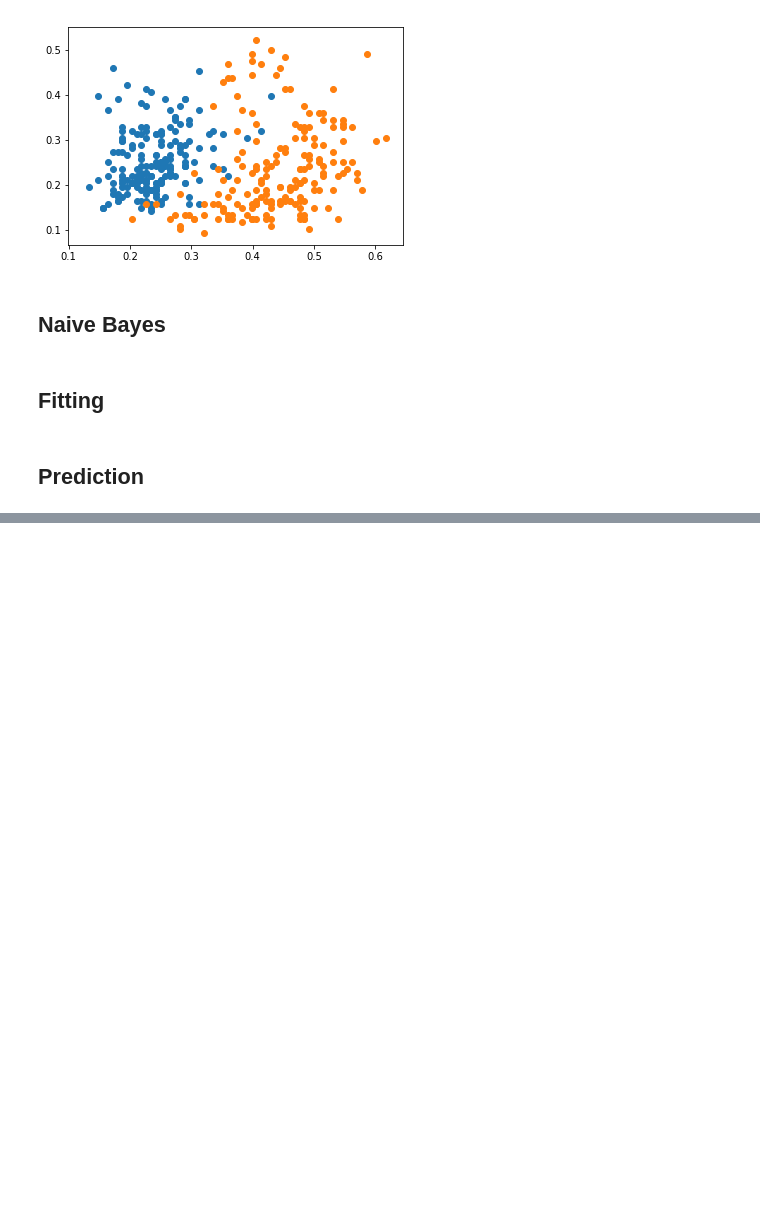
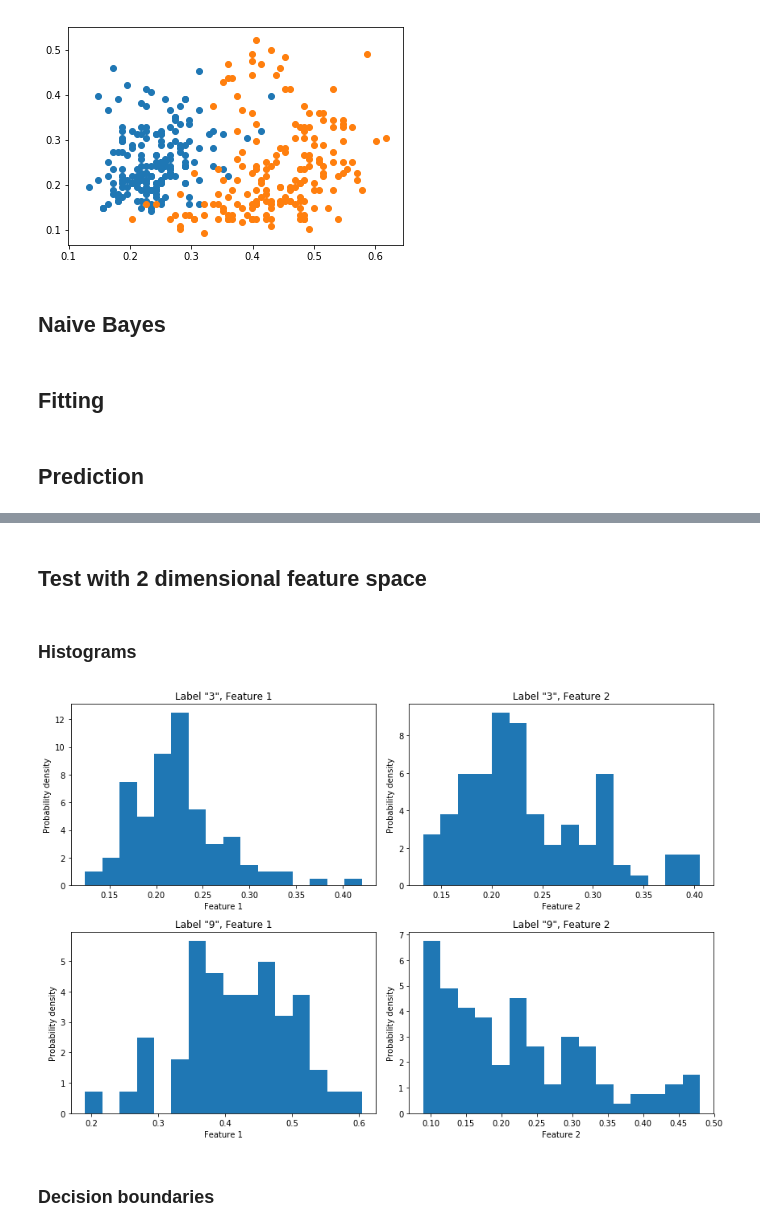
Before and after one commit to Simske/ML, a Jupyter notebook: ex03/naive-bayes.ipynb, the cells around one changed output, grey strips where cells are left out. Drawn from its saved outputs; the diff is of its cells as text; code cells hidden in the pictures; blank space fills up the shorter version.

```diff
--- a/ex03/naive-bayes.ipynb
+++ b/ex03/naive-bayes.ipynb
@@ -108,4 +111 @@ def confusion_matrix(predicted, truth, nice_print=False, labels=[3,9]):
     return conf
-# %%
-x_train, x_test, y_train, y_test = train_test_split(x_features, y_labels, random_state=RANDOMSEED)
-histograms, binning = fit_naive_bayes(x_train, y_train)
@@ -113,0 +112,2 @@ predicted = predict_naive_bayes(x_test, histograms, binning)
+# %% [markdown]
+## Test with 2 dimensional feature space
@@ -113,0 +118,23 @@ predicted = predict_naive_bayes(x_test, histograms, binning)
+# %% [markdown]
+### Histograms
+# %%
+def plot_histogram(histograms, binning, k, j, ax):
+    x = binning[k,j,0] + binning[k,j,1] * np.arange(0,histograms.shape[2])
+    ax.bar(x, histograms[k,j], width=binning[k,j,1])
+    ax.set_ylabel('Probability density')
+    ax.set_xlabel(f'Feature {j+1}')
+# %%
+fig, axes = plt.subplots(2,2, figsize=(12,8))
+plot_histogram(histograms2f, binning2f, 0,0, axes[0,0])
+plot_histogram(histograms2f, binning2f, 0,1, axes[0,1])
+plot_histogram(histograms2f, binning2f, 1,0, axes[1,0])
+plot_histogram(histograms2f, binning2f, 1,1, axes[1,1])
+axes[0,0].set_title('Label "3", Feature 1')
+axes[0,1].set_title('Label "3", Feature 2')
+axes[1,0].set_title('Label "9", Feature 1')
+axes[1,1].set_title('Label "9", Feature 2')
+fig.tight_layout()
+# %% [output]
+[figure, added]
+# %% [markdown]
+### Decision boundaries
```
Also changed, not shown: parts of 23 cells of this notebook.
